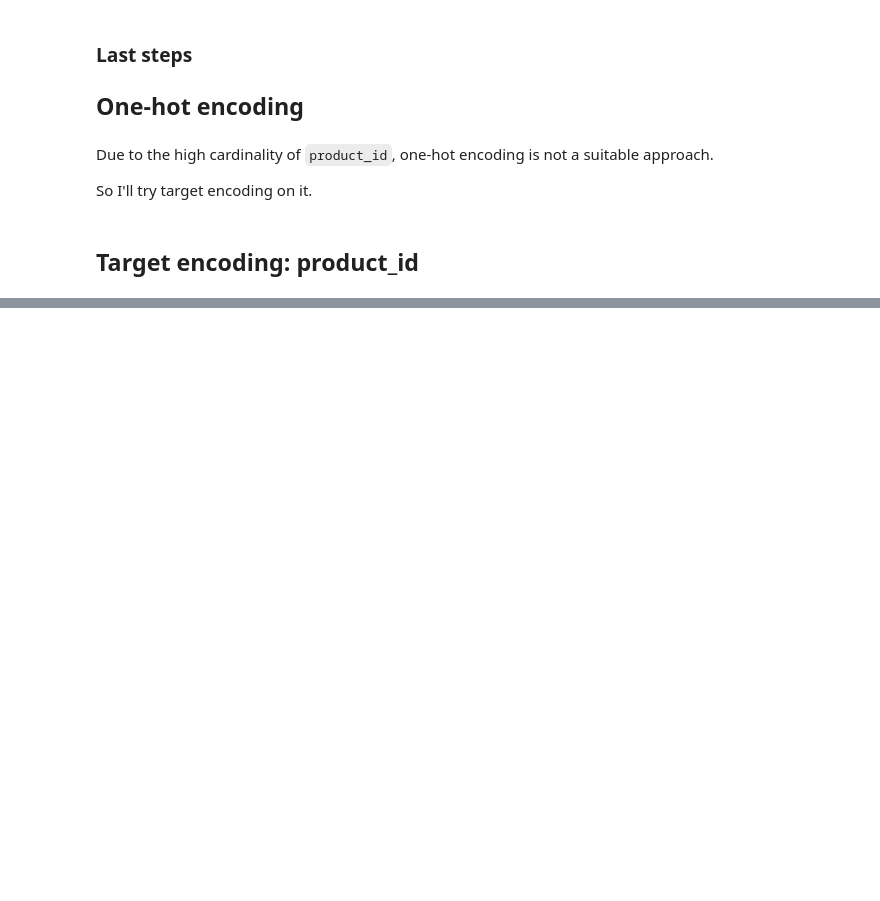
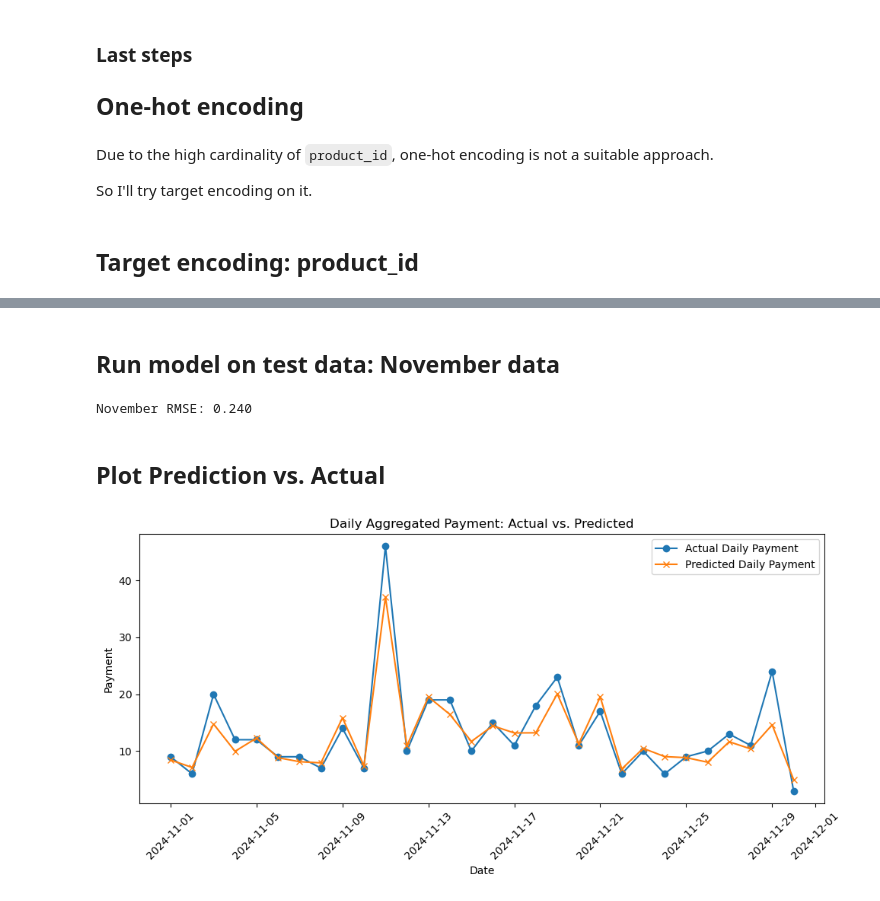
Before and after one commit to theneighbor73/ecommerce_sales_prediction_model, a Jupyter notebook: simple_ecom_sales_prediction_model.ipynb, the cells around one changed output, grey strips where cells are left out. Cells and saved outputs as stored; diff of their text form; code cells hidden in the pictures; blank space fills up the shorter version.

Commit message:
base model 26.12.2024

```diff
--- a/simple_ecom_sales_prediction_model.ipynb
+++ b/simple_ecom_sales_prediction_model.ipynb
@@ -464,0 +498,4 @@ demand = demand.drop(['wday', 'month', 'week_of_month', 'product_name', 'day_of_
+# %%
+exclude_cols = ['conversion_rate', 'payment', 'revenue_rolling_28d_mean', 'revenue_rolling_7d_mean', 'revenue_lag_28', 'revenue_lag_3', 'd', 'wm_yr_wk', 'revenue']  # Adjust as needed
+features = [col for col in demand.columns if col not in exclude_cols]
+target = 'payment'
@@ -464,0 +568,57 @@ demand = demand.drop(['wday', 'month', 'week_of_month', 'product_name', 'day_of_
+# %% [markdown]
+## Run model on test data: November data
+# %%
+# Test set
+
+X_train, y_train, X_val, y_val = split_by_month(demand, '2024-10', '2024-11', features, target)
+X_train = X_train.select_dtypes(include=[np.number, 'category', 'bool'])
+X_val = X_val.select_dtypes(include=[np.number, 'category', 'bool'])
+
+# dtrain = xgb.DMatrix(X_train, label=y_train)
+dval = xgb.DMatrix(X_val, label=y_val)
+
+# Run prediction
+final_preds = model.predict(dval)
+
+## Evaluate November performance
+nov_rmse = np.sqrt(np.mean((y_val - final_preds)**2))
+print(f"November RMSE: {nov_rmse:.3f}")
+# %% [output]
+November RMSE: 0.240
+# %% [markdown]
+## Plot Prediction vs. Actual
+# %%
+val_df = demand[(demand['date'] >= '2024-11-01') & (demand['date'] <= '2024-11-30')].copy()
+
+# Ensure val_df is sorted by date for a proper line plot
+val_df.sort_values(by='date', inplace=True)
+
+val_df['predicted_payment'] = final_preds
+
+# 1) Aggregate payments by date
+daily_agg = (
+    val_df
+    .groupby('date', as_index=False)
+    .agg({'payment': 'sum', 'predicted_payment': 'sum'})
+    .rename(columns={
+        'payment': 'actual_daily_payment',
+        'predicted_payment': 'predicted_daily_payment'
+    })
+)
+
+# 2) Ensure chronological order
+daily_agg.sort_values('date', inplace=True)
+
+# 3) Plot both series on the same line chart
+plt.figure(figsize=(10, 5))
+plt.plot(daily_agg['date'], daily_agg['actual_daily_payment'], marker='o', label='Actual Daily Payment')
+plt.plot(daily_agg['date'], daily_agg['predicted_daily_payment'], marker='x', label='Predicted Daily Payment')
+plt.xlabel('Date')
+plt.ylabel('Payment')
+plt.title('Daily Aggregated Payment: Actual vs. Predicted')
+plt.legend()
+plt.xticks(rotation=45)
+plt.tight_layout()
+plt.show()
+# %% [output]
+[figure, added]
```
Also changed, not shown: parts of 15 cells of this notebook, 1 other file.
